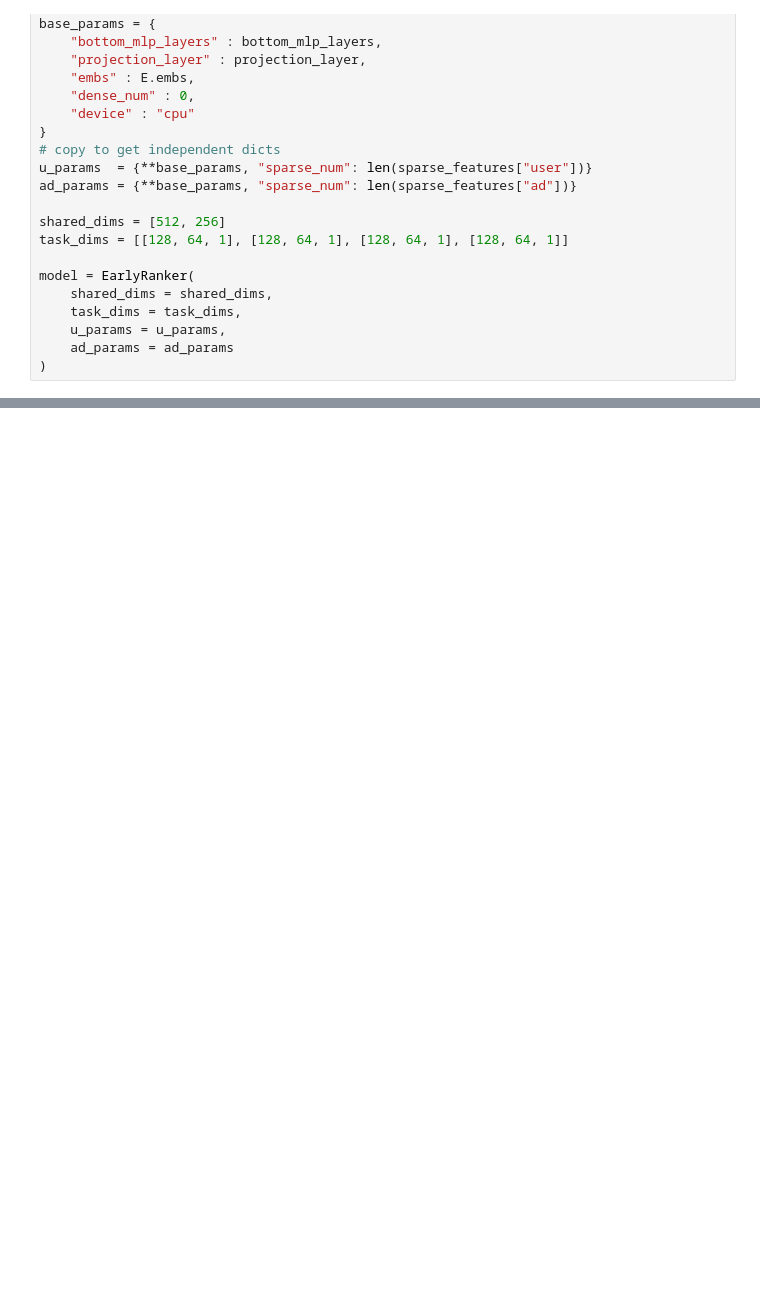
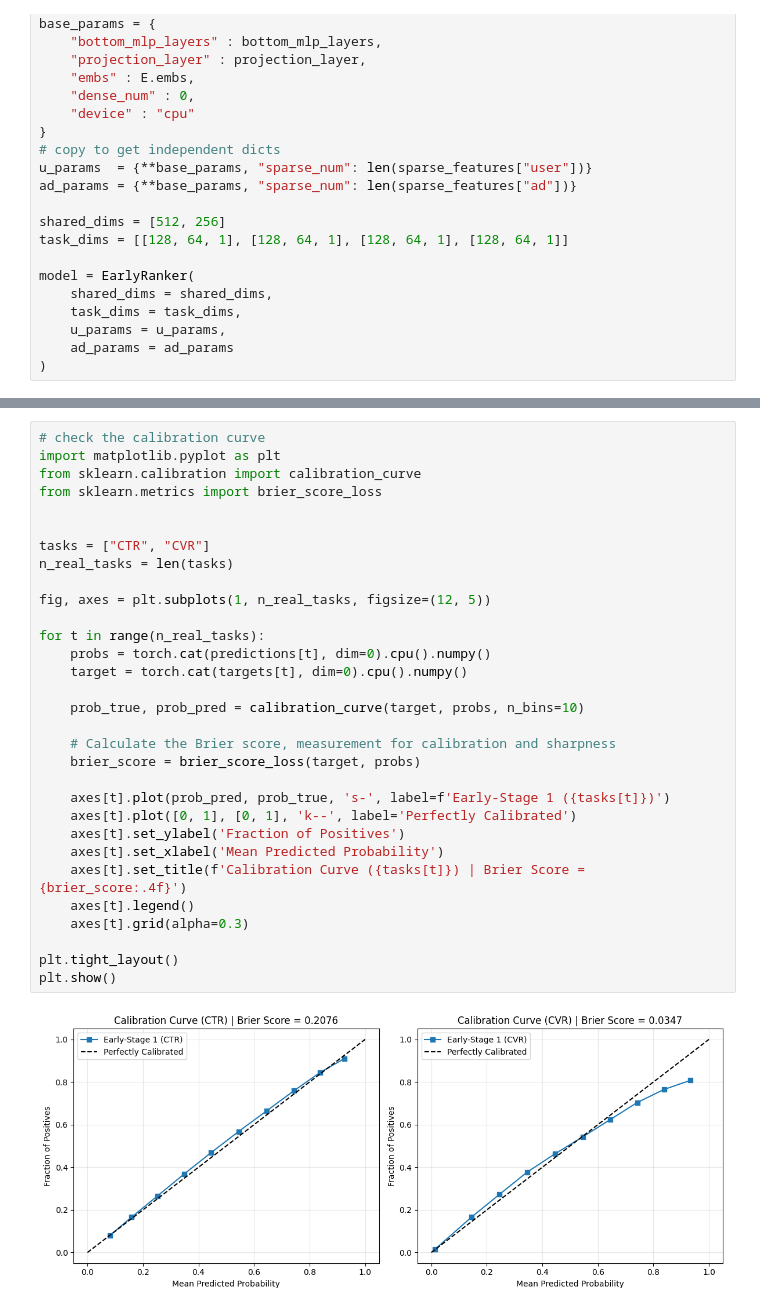
Before and after one commit to paataugrekhelidze/Recsys, a Jupyter notebook: ranking/ads_Moe/demo.ipynb, the cells around one changed output, grey strips where cells are left out. Drawn from its saved outputs; the diff is of its cells as text; blank space fills up the shorter version.

```diff
--- a/ranking/ads_Moe/demo.ipynb
+++ b/ranking/ads_Moe/demo.ipynb
@@ -235,0 +849,33 @@ Output shape: torch.Size([2048, 1])
+# %%
+# check the calibration curve
+import matplotlib.pyplot as plt
+from sklearn.calibration import calibration_curve
+from sklearn.metrics import brier_score_loss
+
+
+tasks = ["CTR", "CVR"]
+n_real_tasks = len(tasks)
+
+fig, axes = plt.subplots(1, n_real_tasks, figsize=(12, 5))
+
+for t in range(n_real_tasks):
+    probs = torch.cat(predictions[t], dim=0).cpu().numpy()
+    target = torch.cat(targets[t], dim=0).cpu().numpy()
+
+    prob_true, prob_pred = calibration_curve(target, probs, n_bins=10)
+
+    # Calculate the Brier score, measurement for calibration and sharpness
+    brier_score = brier_score_loss(target, probs)
+
+    axes[t].plot(prob_pred, prob_true, 's-', label=f'Early-Stage 1 ({tasks[t]})')
+    axes[t].plot([0, 1], [0, 1], 'k--', label='Perfectly Calibrated')
+    axes[t].set_ylabel('Fraction of Positives')
+    axes[t].set_xlabel('Mean Predicted Probability')
+    axes[t].set_title(f'Calibration Curve ({tasks[t]}) | Brier Score = {brier_score:.4f}')
+    axes[t].legend()
+    axes[t].grid(alpha=0.3)
+
+plt.tight_layout()
+plt.show()
+# %% [output]
+[figure, added]
```
Also changed, not shown: parts of 31 cells of this notebook, 4 other files.
